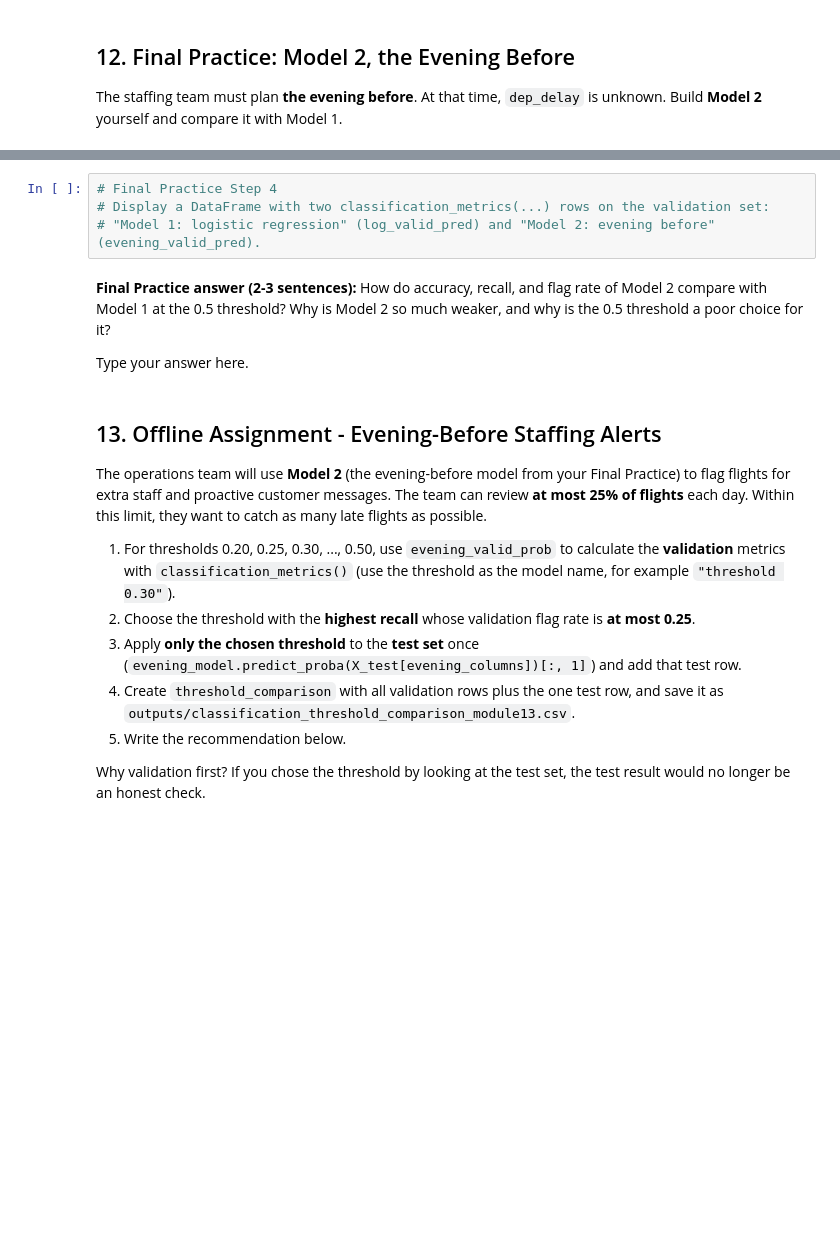
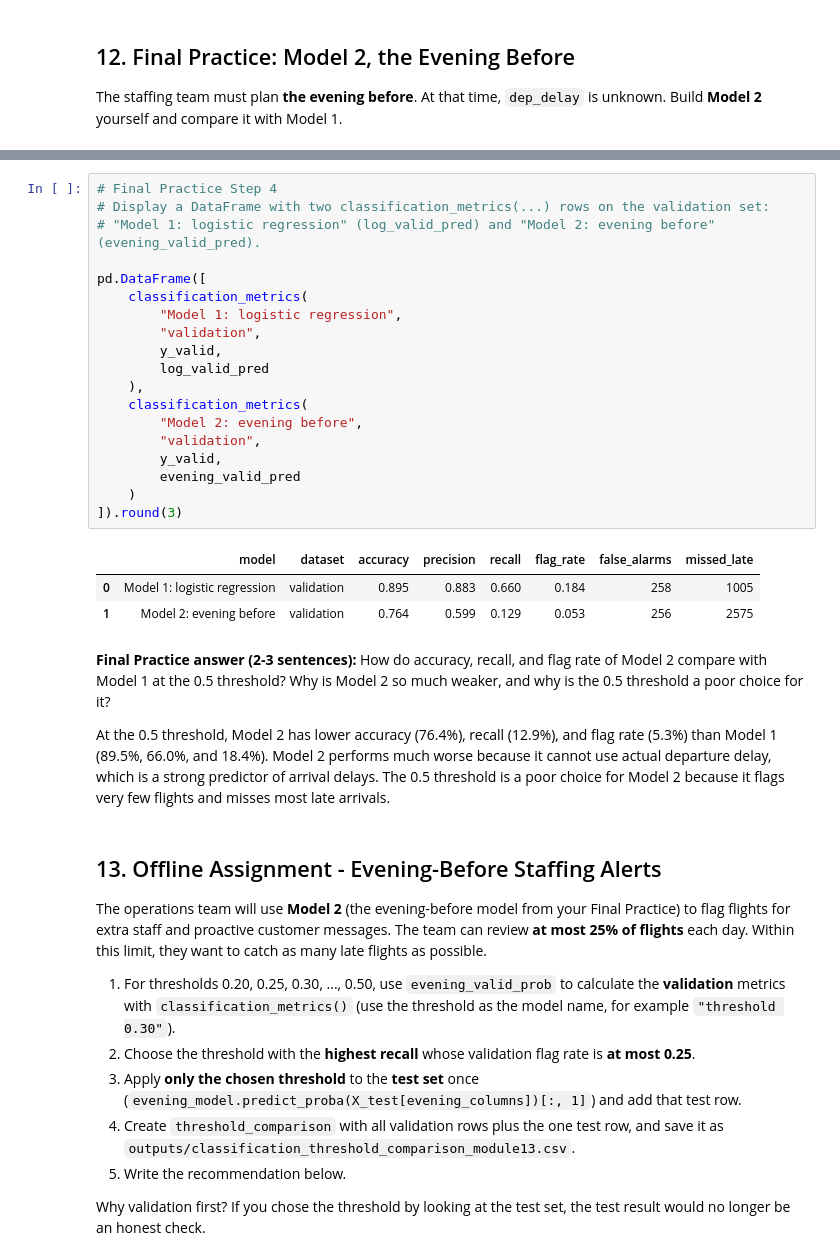
Before and after one commit to kalshaikhli/ban6003-week-12-13-modeling., a Jupyter notebook: notebooks/module13_classification_guided_lab.ipynb, the cells around one changed output, grey strips where cells are left out. Cells and saved outputs as stored; diff of their text form; blank space fills up the shorter version.

```diff
--- a/notebooks/module13_classification_guided_lab.ipynb
+++ b/notebooks/module13_classification_guided_lab.ipynb
@@ -549,11 +575,30 @@ The staffing team must plan **the evening before**. At that time, `dep_delay` is
 # %%
 # Final Practice Step 4
 # Display a DataFrame with two classification_metrics(...) rows on the validation set:
 # "Model 1: logistic regression" (log_valid_pred) and "Model 2: evening before" (evening_valid_pred).
+
+pd.DataFrame([
+    classification_metrics(
+        "Model 1: logistic regression",
+        "validation",
+        y_valid,
+        log_valid_pred
+    ),
+    classification_metrics(
+        "Model 2: evening before",
+        "validation",
+        y_valid,
+        evening_valid_pred
+    )
+]).round(3)
+# %% [output]
+|  | model | dataset | accuracy | precision | recall | flag_rate | false_alarms | missed_late |
+| 0 | Model 1: logistic regression | validation | 0.895 | 0.883 | 0.660 | 0.184 | 258 | 1005 |
+| 1 | Model 2: evening before | validation | 0.764 | 0.599 | 0.129 | 0.053 | 256 | 2575 |
 # %% [markdown]
 **Final Practice answer (2-3 sentences):** How do accuracy, recall, and flag rate of Model 2 compare with Model 1 at the 0.5 threshold? Why is Model 2 so much weaker, and why is the 0.5 threshold a poor choice for it?
 
-Type your answer here.
+At the 0.5 threshold, Model 2 has lower accuracy (76.4%), recall (12.9%), and flag rate (5.3%) than Model 1 (89.5%, 66.0%, and 18.4%). Model 2 performs much worse because it cannot use actual departure delay, which is a strong predictor of arrival delays. The 0.5 threshold is a poor choice for Model 2 because it flags very few flights and misses most late arrivals.
 # %% [markdown]
 ## 13. Offline Assignment - Evening-Before Staffing Alerts
 
```
Also changed, not shown: parts of 9 cells of this notebook, 1 other file.
